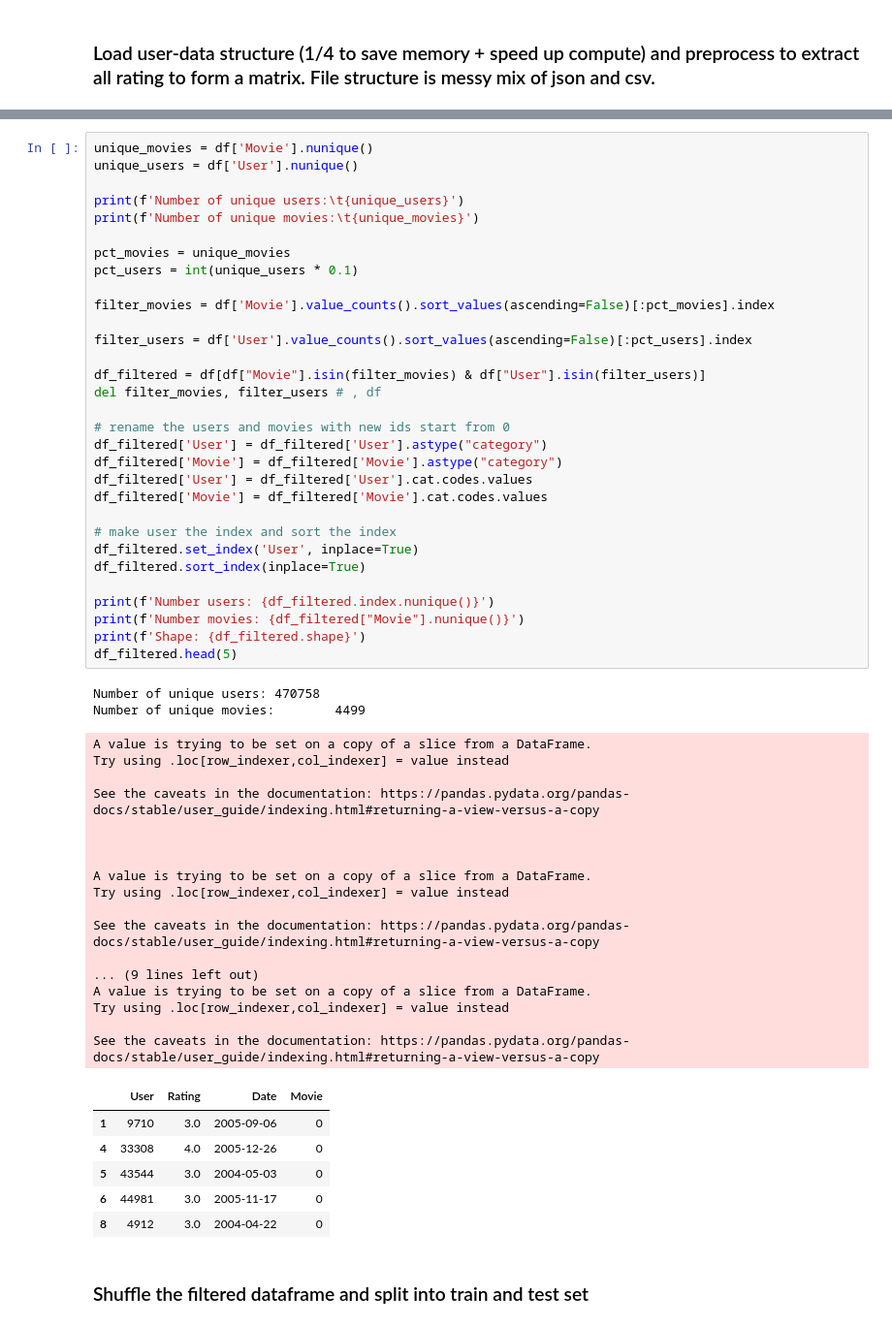
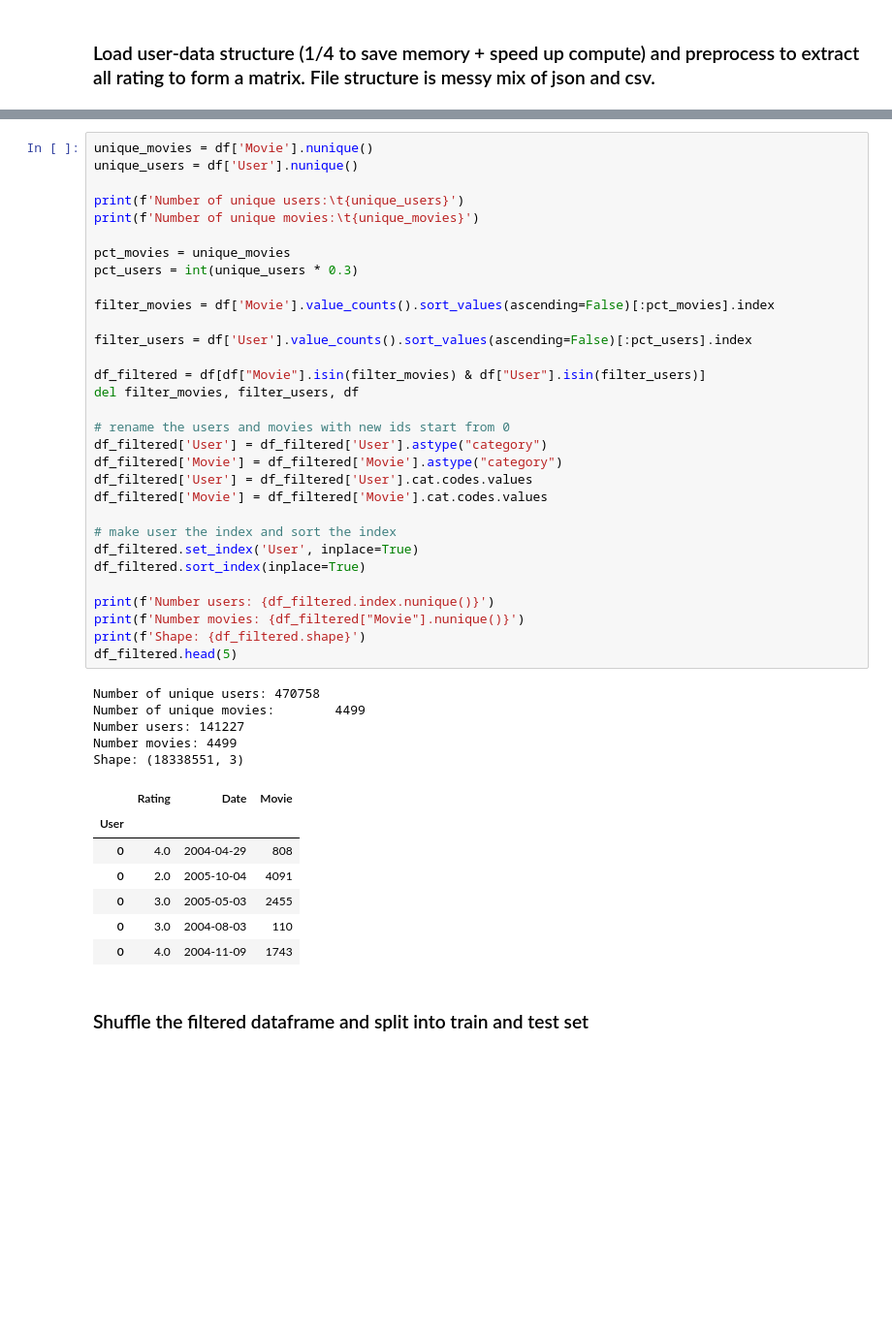
Before and after one commit to PostsDesert/Netflix-Recommendations-Web-Scrapping-Ensemble-Models, a Jupyter notebook: deep-learning/deep_learning.ipynb, the cells around one changed output, grey strips where cells are left out. Shown at 97% size. Drawn from its saved outputs; the diff is of its cells as text; blank space fills up the shorter version.

```diff
--- a/deep-learning/deep_learning.ipynb
+++ b/deep-learning/deep_learning.ipynb
@@ -150,58 +172,45 @@ unique_movies = df['Movie'].nunique()
 unique_users = df['User'].nunique()
 
 print(f'Number of unique users:\t{unique_users}')
 print(f'Number of unique movies:\t{unique_movies}')
 
 pct_movies = unique_movies
-pct_users = int(unique_users * 0.1)
+pct_users = int(unique_users * 0.3)
 
 filter_movies = df['Movie'].value_counts().sort_values(ascending=False)[:pct_movies].index
 
 filter_users = df['User'].value_counts().sort_values(ascending=False)[:pct_users].index
 
 df_filtered = df[df["Movie"].isin(filter_movies) & df["User"].isin(filter_users)]
-del filter_movies, filter_users # , df
+del filter_movies, filter_users, df
 
 # rename the users and movies with new ids start from 0
 df_filtered['User'] = df_filtered['User'].astype("category")
 df_filtered['Movie'] = df_filtered['Movie'].astype("category")
 df_filtered['User'] = df_filtered['User'].cat.codes.values
 df_filtered['Movie'] = df_filtered['Movie'].cat.codes.values
 
 # make user the index and sort the index
 df_filtered.set_index('User', inplace=True)
 df_filtered.sort_index(inplace=True)
 
 print(f'Number users: {df_filtered.index.nunique()}')
 print(f'Number movies: {df_filtered["Movie"].nunique()}')
 print(f'Shape: {df_filtered.shape}')
 df_filtered.head(5)
 # %% [output]
 Number of unique users: 470758
 Number of unique movies:        4499
+Number users: 141227
+Number movies: 4499
+Shape: (18338551, 3)
-A value is trying to be set on a copy of a slice from a DataFrame.
-Try using .loc[row_indexer,col_indexer] = value instead
-
-See the caveats in the documentation: https://pandas.pydata.org/pandas-docs/stable/user_guide/indexing.html#returning-a-view-versus-a-copy
-
-
-
-A value is trying to be set on a copy of a slice from a DataFrame.
-Try using .loc[row_indexer,col_indexer] = value instead
-
-See the caveats in the documentation: https://pandas.pydata.org/pandas-docs/stable/user_guide/indexing.html#returning-a-view-versus-a-copy
-
-... (9 lines left out)
-A value is trying to be set on a copy of a slice from a DataFrame.
-Try using .loc[row_indexer,col_indexer] = value instead
-
-See the caveats in the documentation: https://pandas.pydata.org/pandas-docs/stable/user_guide/indexing.html#returning-a-view-versus-a-copy
-|  | User | Rating | Date | Movie |
-| 1 | 9710 | 3.0 | 2005-09-06 | 0 |
-| 4 | 33308 | 4.0 | 2005-12-26 | 0 |
-| 5 | 43544 | 3.0 | 2004-05-03 | 0 |
-| 6 | 44981 | 3.0 | 2005-11-17 | 0 |
-| 8 | 4912 | 3.0 | 2004-04-22 | 0 |
+|  | Rating | Date | Movie |
+| User |  |  |  |
+| 0 | 4.0 | 2004-04-29 | 808 |
+| 0 | 2.0 | 2005-10-04 | 4091 |
+| 0 | 3.0 | 2005-05-03 | 2455 |
+| 0 | 3.0 | 2004-08-03 | 110 |
+| 0 | 4.0 | 2004-11-09 | 1743 |
 # %% [markdown]
 ### Shuffle the filtered dataframe and split into train and test set
 # %%
```
Also changed, not shown: parts of 16 cells of this notebook.
